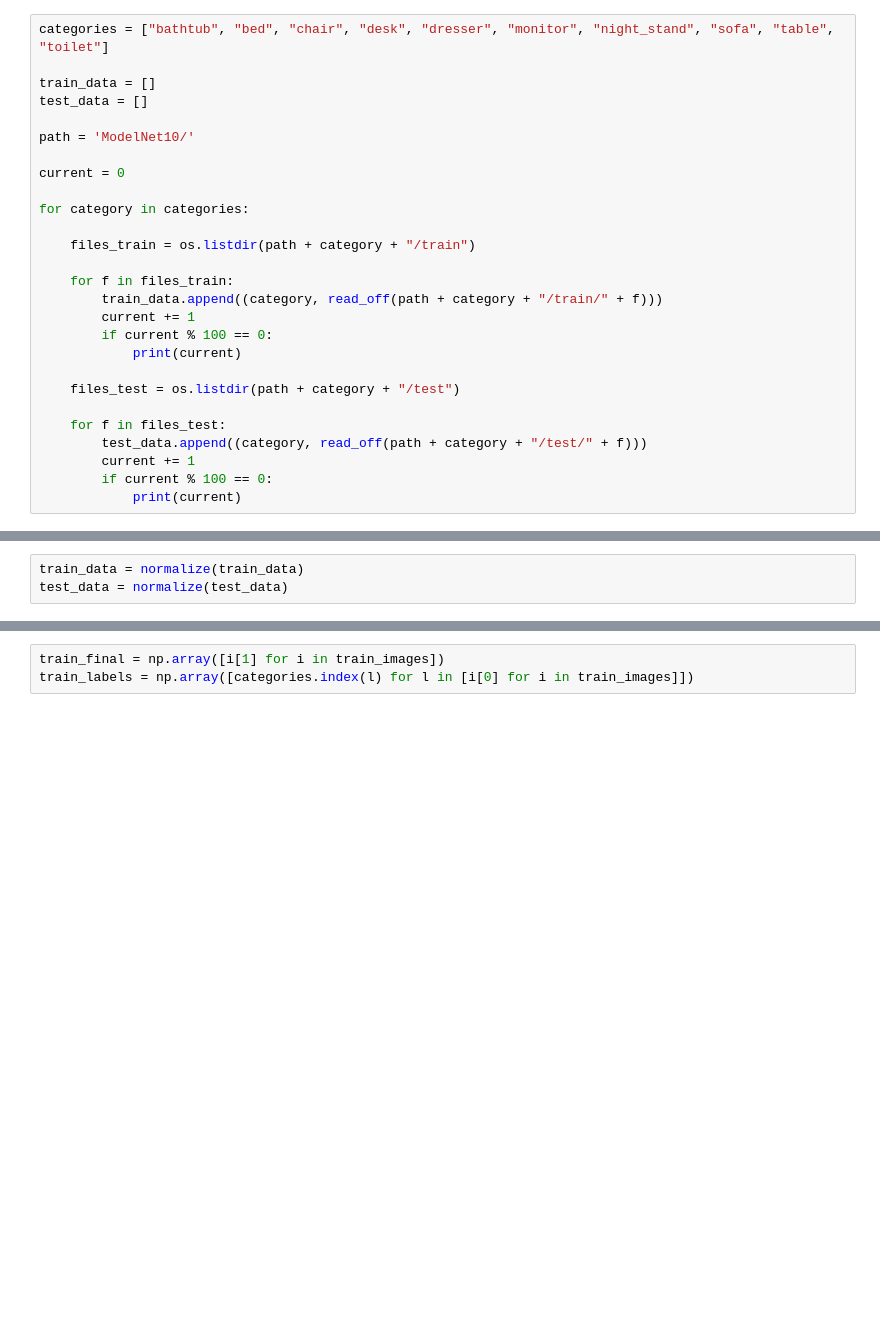
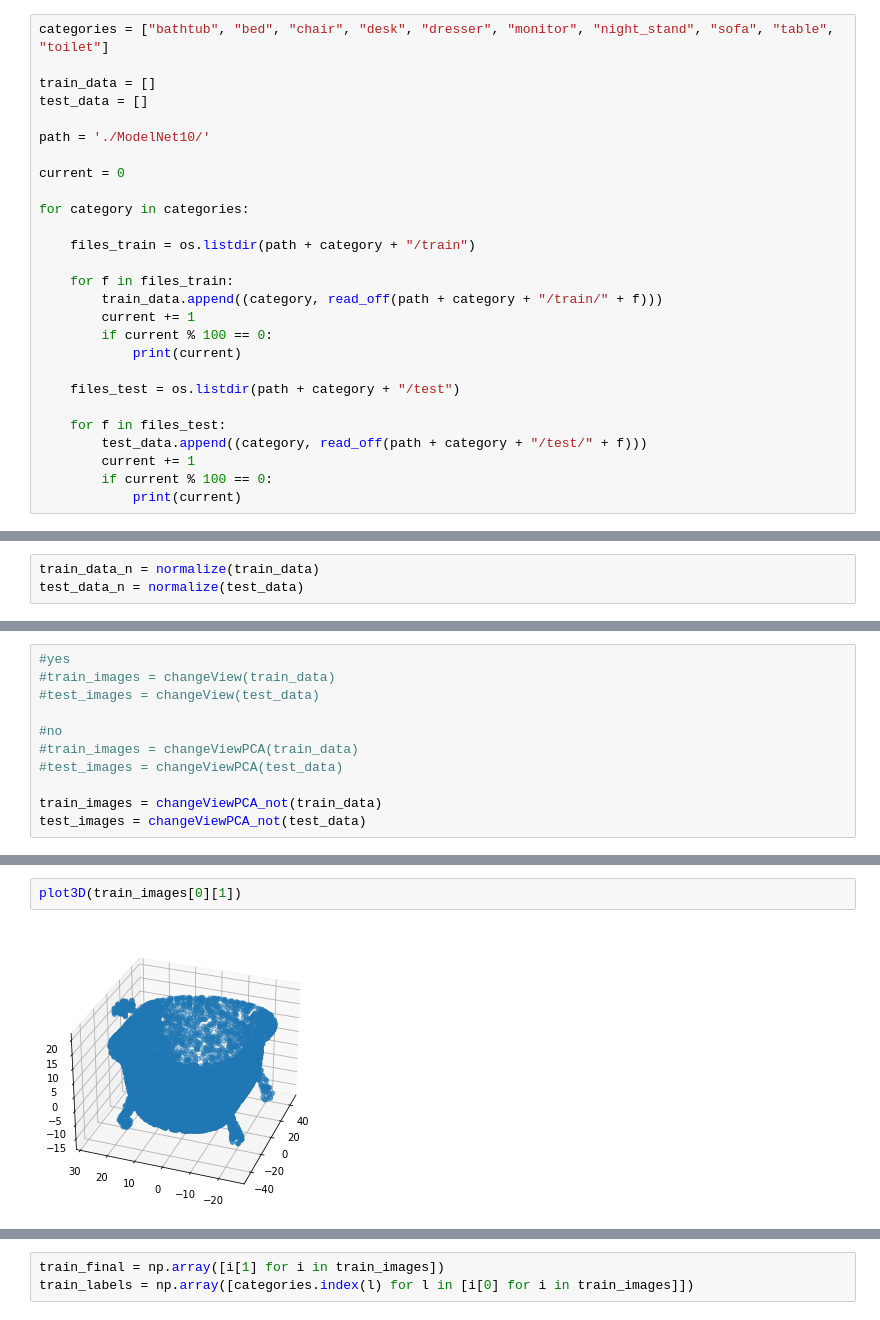
Before and after one commit to RazvanDu/3DRecognition, a Jupyter notebook: 3DRecognition.ipynb, the cells around one changed output, grey strips where cells are left out. Drawn from its saved outputs; the diff is of its cells as text; blank space fills up the shorter version.

```diff
--- a/3DRecognition.ipynb
+++ b/3DRecognition.ipynb
@@ -134,7 +235,7 @@ categories = ["bathtub", "bed", "chair", "desk", "dresser", "monitor", "night_st
 train_data = []
 test_data = []
 
-path = 'ModelNet10/'
+path = './ModelNet10/'
 
 current = 0
 
@@ -167,6 +277,6 @@ FileNotFoundError: [Errno 2] No such file or directory: 'ModelNet10/chair/train'
 # %%
-train_data = normalize(train_data)
-test_data = normalize(test_data)
+train_data_n = normalize(train_data)
+test_data_n = normalize(test_data)
 # %% [output]
 100
 200
@@ -203,0 +298,11 @@ test_images = changeView(test_data)
+# %%
+#yes
+#train_images = changeView(train_data)
+#test_images = changeView(test_data)
+
+#no
+#train_images = changeViewPCA(train_data)
+#test_images = changeViewPCA(test_data)
+
+train_images = changeViewPCA_not(train_data)
+test_images = changeViewPCA_not(test_data)
@@ -203,0 +327,4 @@ test_images = changeView(test_data)
+# %%
+plot3D(train_images[0][1])
+# %% [output]
+[figure, added]
```
Also changed, not shown: parts of 16 cells of this notebook.
